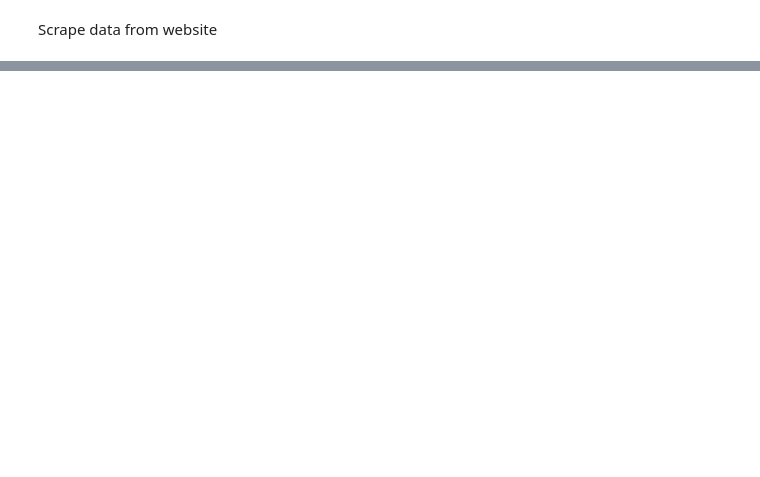
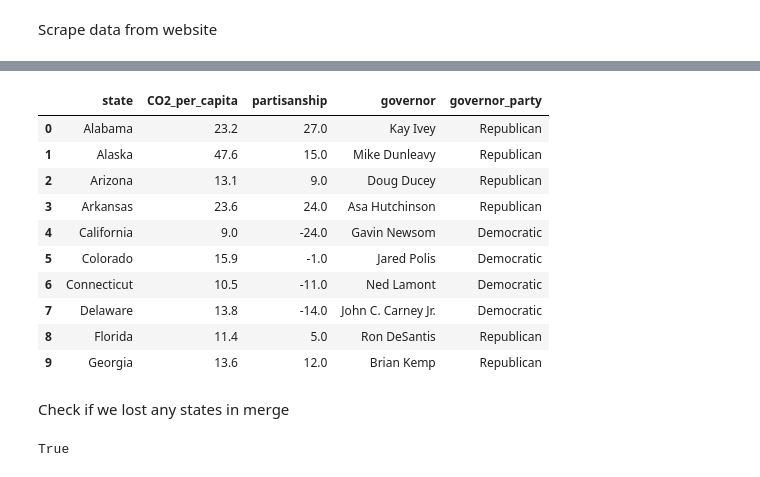
Before and after one commit to skvarnaj/Masters-Thesis, a Jupyter notebook: state_data_preprocessing.ipynb, the cells around one changed output, grey strips where cells are left out. Cells and saved outputs as stored; diff of their text form; code cells hidden in the pictures; blank space fills up the shorter version.

```diff
--- a/state_data_preprocessing.ipynb
+++ b/state_data_preprocessing.ipynb
@@ -288,0 +281,24 @@ str(a_attribute)
+# %%
+tables = page_soup.find_all('table')
+table = tables[1]
+rows = table.find_all('tr')
+def parse_row(row):
+    """
+    Take in a td tag and get the data out of it in the form of a list of
+    strings
+    """
+    #return the state
+    data_row_state = row.find_all('td')[0]
+    a_state = data_row_state.find_all('a')
+    state = (str(a_state).split('>')[1])[12:-3]
+
+    #return the governor name
+    data_row_name = row.find_all('td')[1]
+    a_name = data_row_name.find_all('a')
+    name = (str(a_name).split('>')[1])[:-3]
+
+    #return the party
+    data_row_party = row.find_all('td')[2]
+    party = (str(data_row_party).split('>')[1])[:-4]
+
+    return [state, name, party]
@@ -288,0 +313,4 @@ str(a_attribute)
+# %%
+list_of_parsed_rows = [parse_row(row) for row in rows[1:]]
+governor_party = DataFrame(list_of_parsed_rows)
+governor_party.head()
@@ -288,0 +326,3 @@ str(a_attribute)
+# %%
+governor_party.rename(columns = {0:'state', 1:'governor', 2:'governor_party'}, inplace = True)
+governor_party.head()
@@ -288,0 +347,21 @@ str(a_attribute)
+# %%
+state_dataset = pd.merge(state_partisan, governor_party, how='left')
+state_dataset.head(10)
+# %% [output]
+|  | state | CO2_per_capita | partisanship | governor | governor_party |
+| 0 | Alabama | 23.2 | 27.0 | Kay Ivey | Republican |
+| 1 | Alaska | 47.6 | 15.0 | Mike Dunleavy | Republican |
+| 2 | Arizona | 13.1 | 9.0 | Doug Ducey | Republican |
+| 3 | Arkansas | 23.6 | 24.0 | Asa Hutchinson | Republican |
+| 4 | California | 9.0 | -24.0 | Gavin Newsom | Democratic |
+| 5 | Colorado | 15.9 | -1.0 | Jared Polis | Democratic |
+| 6 | Connecticut | 10.5 | -11.0 | Ned Lamont | Democratic |
+| 7 | Delaware | 13.8 | -14.0 | John C. Carney Jr. | Democratic |
+| 8 | Florida | 11.4 | 5.0 | Ron DeSantis | Republican |
+| 9 | Georgia | 13.6 | 12.0 | Brian Kemp | Republican |
+# %% [markdown]
+Check if we lost any states in merge
+# %%
+len(state_partisan['state']) == len(state_dataset['state'])
+# %% [output]
+True
```
Also changed, not shown: parts of 20 cells of this notebook.
